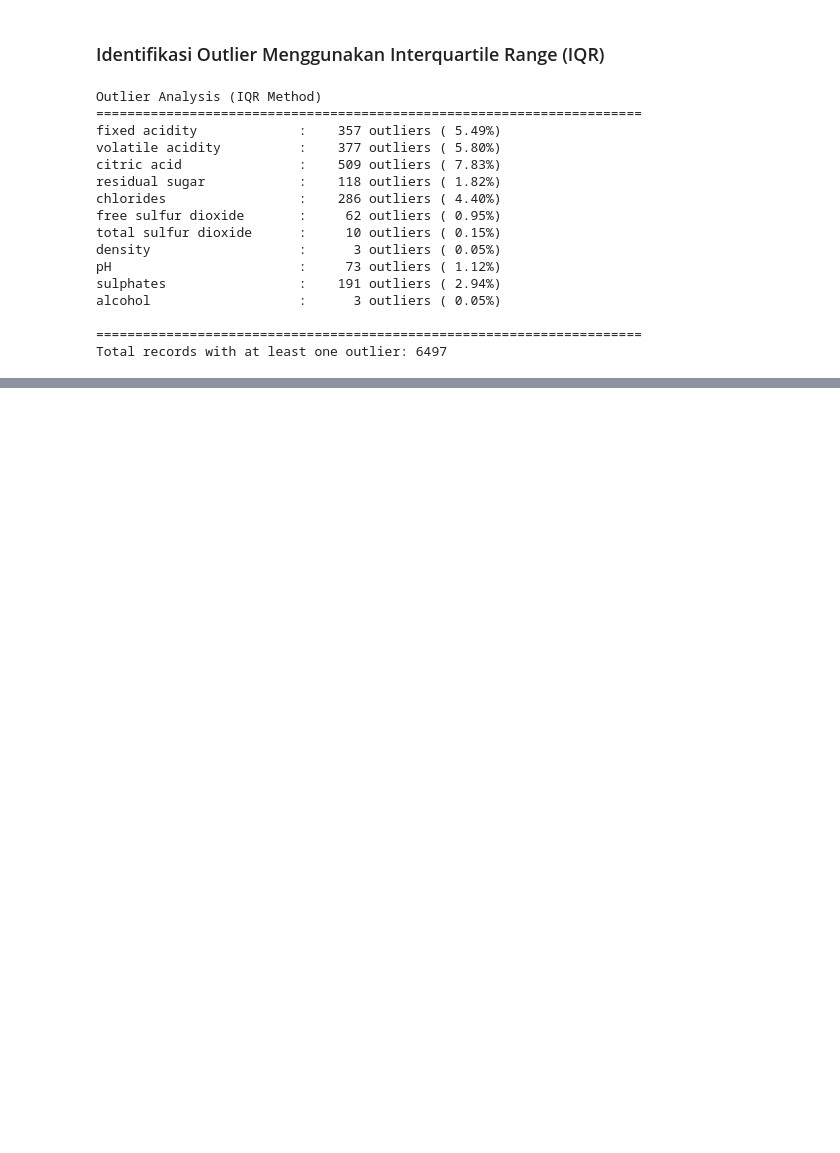
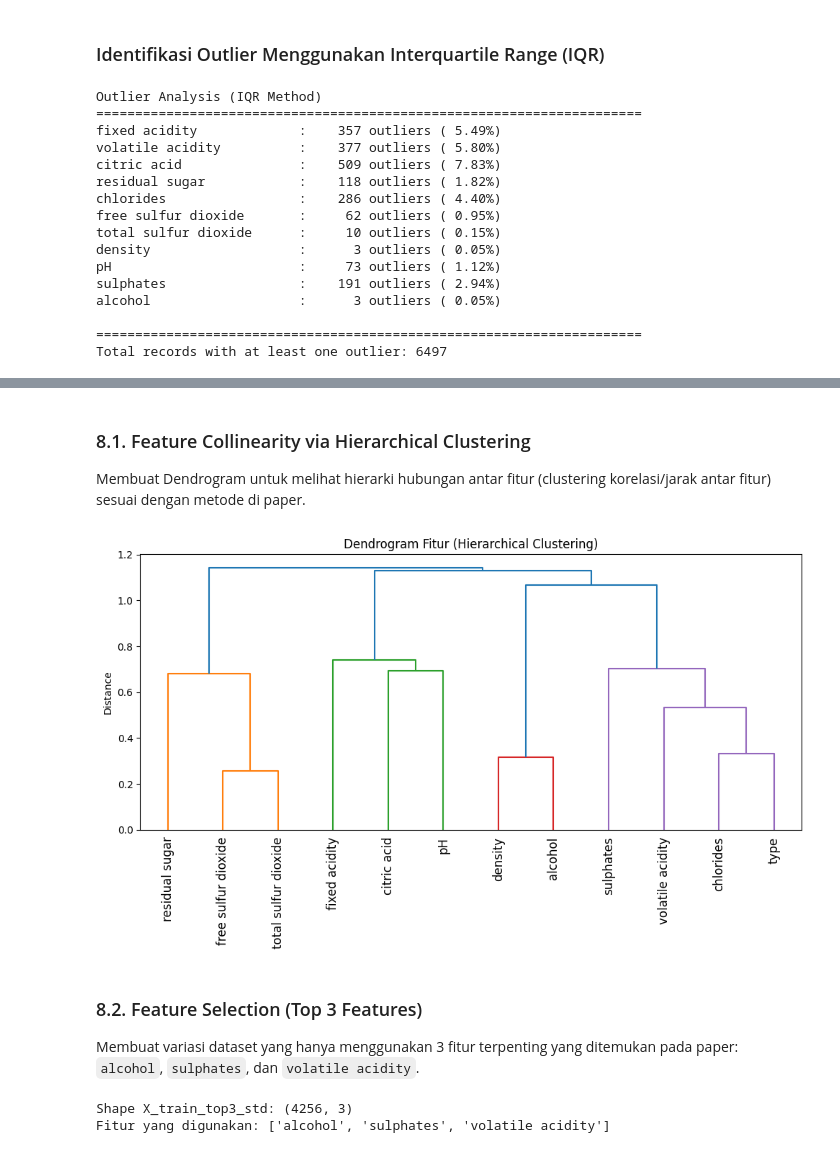
Before and after one commit to AzrilFahmiardi/wine-quality-pbl, a Jupyter notebook: main.ipynb, the cells around one changed output, grey strips where cells are left out. Cells and saved outputs as stored; diff of their text form; code cells hidden in the pictures; blank space fills up the shorter version.

```diff
--- a/main.ipynb
+++ b/main.ipynb
@@ -331,0 +514,43 @@ Total records with at least one outlier: 6497
+# %% [markdown]
+### 8.1. Feature Collinearity via Hierarchical Clustering
+Membuat Dendrogram untuk melihat hierarki hubungan antar fitur (clustering korelasi/jarak antar fitur) sesuai dengan metode di paper.
+# %%
+from scipy.cluster import hierarchy
+from scipy.spatial.distance import squareform
+
+# Menggunakan korelasi Spearman untuk clustering fitur
+corr_matrix = df_clean.drop('quality', axis=1).corr(method='spearman')
+
+# Ubah korelasi menjadi distance matrix (1 - abs(corr))
+distance_matrix = 1 - np.abs(corr_matrix)
+
+# Hierarchical clustering
+linkage_matrix = hierarchy.ward(squareform(distance_matrix))
+
+plt.figure(figsize=(10, 6))
+dendro = hierarchy.dendrogram(linkage_matrix, labels=corr_matrix.columns, leaf_rotation=90)
+plt.title('Dendrogram Fitur (Hierarchical Clustering)')
+plt.ylabel('Distance')
+plt.tight_layout()
+plt.show()
+# %% [output]
+[figure, added]
+# %% [markdown]
+### 8.2. Feature Selection (Top 3 Features)
+Membuat variasi dataset yang hanya menggunakan 3 fitur terpenting yang ditemukan pada paper: `alcohol`, `sulphates`, dan `volatile acidity`.
+# %%
+top_3_features = ['alcohol', 'sulphates', 'volatile acidity']
+
+X_train_top3 = X_train_raw[top_3_features]
+X_test_top3 = X_test_raw[top_3_features]
+
+# Scaling top 3 features
+std_scaler_top3 = StandardScaler()
+X_train_top3_std = std_scaler_top3.fit_transform(X_train_top3)
+X_test_top3_std = std_scaler_top3.transform(X_test_top3)
+
+print(f'Shape X_train_top3_std: {X_train_top3_std.shape}')
+print(f'Fitur yang digunakan: {top_3_features}')
+# %% [output]
+Shape X_train_top3_std: (4256, 3)
+Fitur yang digunakan: ['alcohol', 'sulphates', 'volatile acidity']
```
Also changed, not shown: parts of 23 cells of this notebook, 11 other files.
